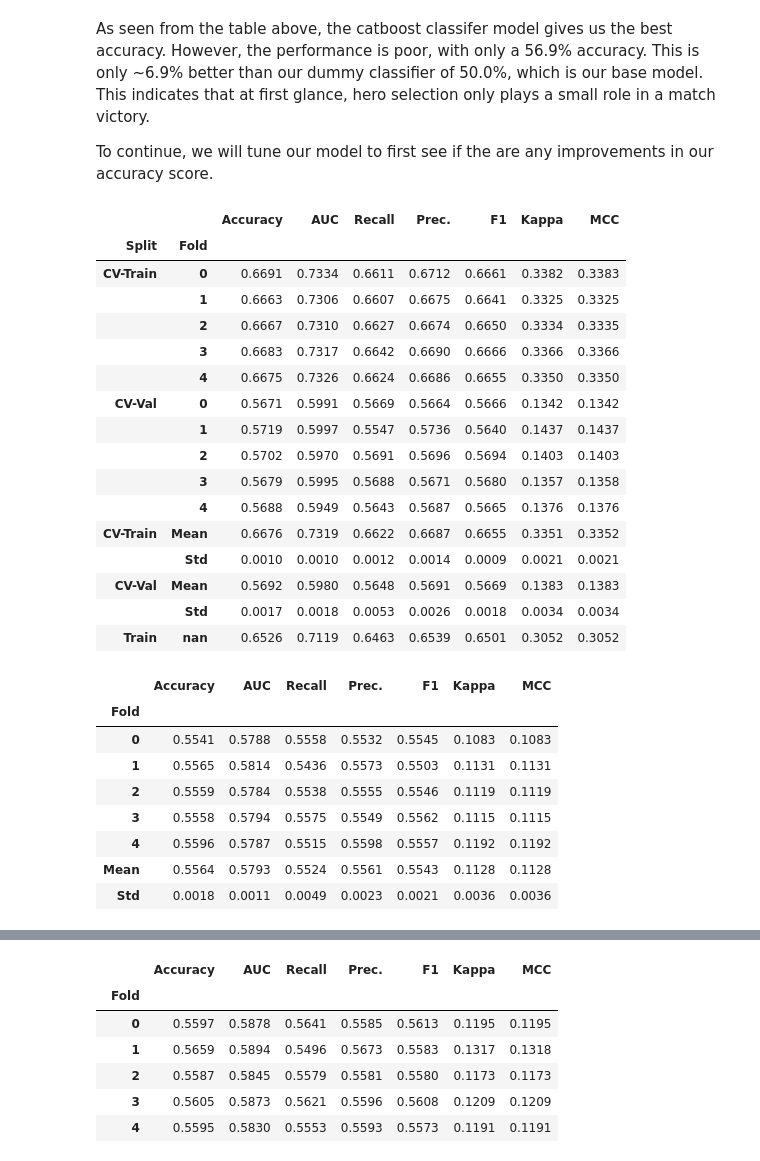
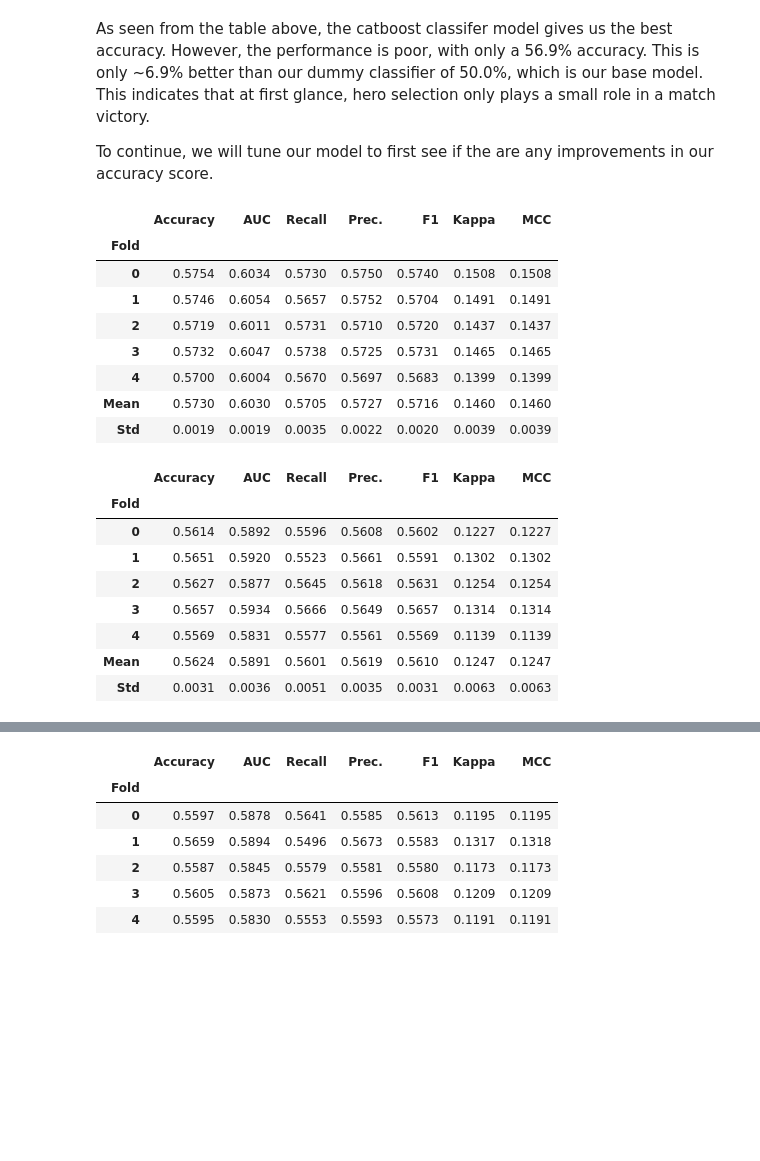
Before and after one commit to zackchia1608/Python-projects, a Jupyter notebook: Dota 2 match win predictor and recommender/Part 3 - Captstone Data Modelling.ipynb, the cells around one changed output, grey strips where cells are left out. Saved outputs shown, nothing was run; the diff lists cells and outputs as text; code cells hidden in the pictures; blank space fills up the shorter version.

```diff
--- a/Dota 2 match win predictor and recommender/Part 3 - Captstone Data Modelling.ipynb
+++ b/Dota 2 match win predictor and recommender/Part 3 - Captstone Data Modelling.ipynb
@@ -168,35 +169,27 @@ As seen from the table above, the catboost classifer model gives us the best acc
 
 To continue, we will tune our model to first see if the are any improvements in our accuracy score.
 # %%
-model_catboost = create_model('catboost', return_train_score = True)
+model_catboost = create_model('catboost')
 # %% [output]
-|  |  | Accuracy | AUC | Recall | Prec. | F1 | Kappa | MCC |
-| Split | Fold |  |  |  |  |  |  |  |
-| CV-Train | 0 | 0.6691 | 0.7334 | 0.6611 | 0.6712 | 0.6661 | 0.3382 | 0.3383 |
-|  | 1 | 0.6663 | 0.7306 | 0.6607 | 0.6675 | 0.6641 | 0.3325 | 0.3325 |
-|  | 2 | 0.6667 | 0.7310 | 0.6627 | 0.6674 | 0.6650 | 0.3334 | 0.3335 |
-|  | 3 | 0.6683 | 0.7317 | 0.6642 | 0.6690 | 0.6666 | 0.3366 | 0.3366 |
-|  | 4 | 0.6675 | 0.7326 | 0.6624 | 0.6686 | 0.6655 | 0.3350 | 0.3350 |
-| CV-Val | 0 | 0.5671 | 0.5991 | 0.5669 | 0.5664 | 0.5666 | 0.1342 | 0.1342 |
-|  | 1 | 0.5719 | 0.5997 | 0.5547 | 0.5736 | 0.5640 | 0.1437 | 0.1437 |
-|  | 2 | 0.5702 | 0.5970 | 0.5691 | 0.5696 | 0.5694 | 0.1403 | 0.1403 |
-|  | 3 | 0.5679 | 0.5995 | 0.5688 | 0.5671 | 0.5680 | 0.1357 | 0.1358 |
-|  | 4 | 0.5688 | 0.5949 | 0.5643 | 0.5687 | 0.5665 | 0.1376 | 0.1376 |
-| CV-Train | Mean | 0.6676 | 0.7319 | 0.6622 | 0.6687 | 0.6655 | 0.3351 | 0.3352 |
-|  | Std | 0.0010 | 0.0010 | 0.0012 | 0.0014 | 0.0009 | 0.0021 | 0.0021 |
-| CV-Val | Mean | 0.5692 | 0.5980 | 0.5648 | 0.5691 | 0.5669 | 0.1383 | 0.1383 |
-|  | Std | 0.0017 | 0.0018 | 0.0053 | 0.0026 | 0.0018 | 0.0034 | 0.0034 |
-| Train | nan | 0.6526 | 0.7119 | 0.6463 | 0.6539 | 0.6501 | 0.3052 | 0.3052 |
+|  | Accuracy | AUC | Recall | Prec. | F1 | Kappa | MCC |
+| Fold |  |  |  |  |  |  |  |
+| 0 | 0.5754 | 0.6034 | 0.5730 | 0.5750 | 0.5740 | 0.1508 | 0.1508 |
+| 1 | 0.5746 | 0.6054 | 0.5657 | 0.5752 | 0.5704 | 0.1491 | 0.1491 |
+| 2 | 0.5719 | 0.6011 | 0.5731 | 0.5710 | 0.5720 | 0.1437 | 0.1437 |
+| 3 | 0.5732 | 0.6047 | 0.5738 | 0.5725 | 0.5731 | 0.1465 | 0.1465 |
+| 4 | 0.5700 | 0.6004 | 0.5670 | 0.5697 | 0.5683 | 0.1399 | 0.1399 |
+| Mean | 0.5730 | 0.6030 | 0.5705 | 0.5727 | 0.5716 | 0.1460 | 0.1460 |
+| Std | 0.0019 | 0.0019 | 0.0035 | 0.0022 | 0.0020 | 0.0039 | 0.0039 |
 # %%
 tuned_model_catboost = tune_model(model_catboost, choose_better = True)
 # %% [output]
 |  | Accuracy | AUC | Recall | Prec. | F1 | Kappa | MCC |
 | Fold |  |  |  |  |  |  |  |
-| 0 | 0.5541 | 0.5788 | 0.5558 | 0.5532 | 0.5545 | 0.1083 | 0.1083 |
-| 1 | 0.5565 | 0.5814 | 0.5436 | 0.5573 | 0.5503 | 0.1131 | 0.1131 |
-| 2 | 0.5559 | 0.5784 | 0.5538 | 0.5555 | 0.5546 | 0.1119 | 0.1119 |
-| 3 | 0.5558 | 0.5794 | 0.5575 | 0.5549 | 0.5562 | 0.1115 | 0.1115 |
-| 4 | 0.5596 | 0.5787 | 0.5515 | 0.5598 | 0.5557 | 0.1192 | 0.1192 |
-| Mean | 0.5564 | 0.5793 | 0.5524 | 0.5561 | 0.5543 | 0.1128 | 0.1128 |
-| Std | 0.0018 | 0.0011 | 0.0049 | 0.0023 | 0.0021 | 0.0036 | 0.0036 |
+| 0 | 0.5614 | 0.5892 | 0.5596 | 0.5608 | 0.5602 | 0.1227 | 0.1227 |
+| 1 | 0.5651 | 0.5920 | 0.5523 | 0.5661 | 0.5591 | 0.1302 | 0.1302 |
+| 2 | 0.5627 | 0.5877 | 0.5645 | 0.5618 | 0.5631 | 0.1254 | 0.1254 |
+| 3 | 0.5657 | 0.5934 | 0.5666 | 0.5649 | 0.5657 | 0.1314 | 0.1314 |
+| 4 | 0.5569 | 0.5831 | 0.5577 | 0.5561 | 0.5569 | 0.1139 | 0.1139 |
+| Mean | 0.5624 | 0.5891 | 0.5601 | 0.5619 | 0.5610 | 0.1247 | 0.1247 |
+| Std | 0.0031 | 0.0036 | 0.0051 | 0.0035 | 0.0031 | 0.0063 | 0.0063 |
 # %%
```
Also changed, not shown: parts of 12 cells of this notebook, 24 other files.
